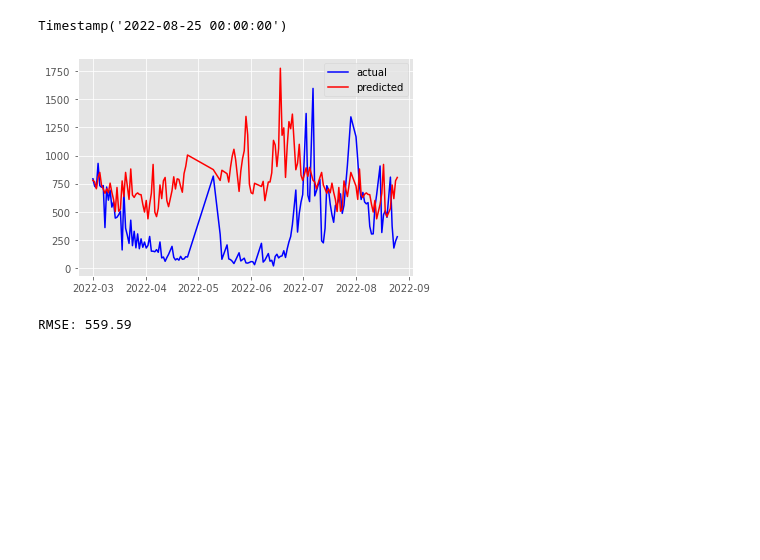
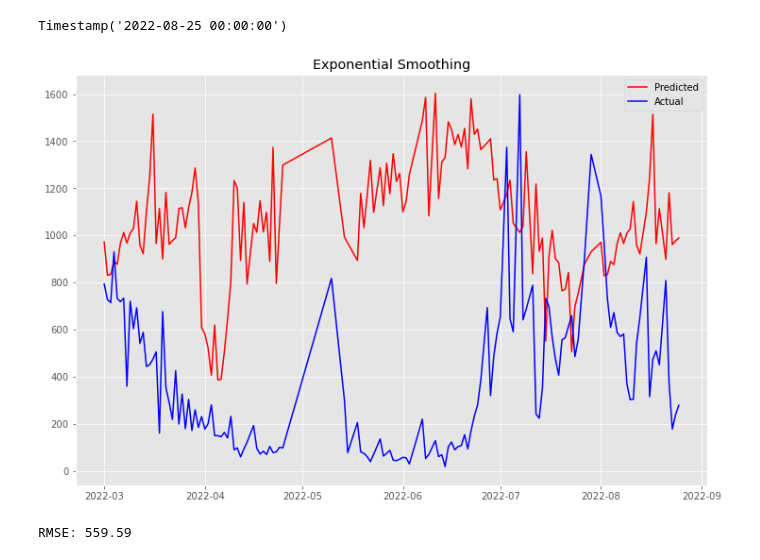
Before and after one commit to datanetai/Machine-Learning, a Jupyter notebook: covid/modeling.ipynb, the cells around one changed output. Drawn from its saved outputs; the diff is of its cells as text; code cells hidden in the pictures; blank space fills up the shorter version.

```diff
--- a/covid/modeling.ipynb
+++ b/covid/modeling.ipynb
@@ -42,15 +49,18 @@ Timestamp('2022-08-25 00:00:00')
 # %%
 # exponential smoothing
 from statsmodels.tsa.holtwinters import ExponentialSmoothing
-et = ExponentialSmoothing(train['new_cases'], seasonal_periods=100,  seasonal='add',use_boxcox=True).fit()
-pred = et.predict(start=len(train), end=len(train)+len(test)-1)
-pred = pd.DataFrame(pred.values, index=test.index, columns=['new_cases'])
-plt.plot(test, label='actual', color='blue')
-plt.plot(pred, label='predicted', color='red')
-plt.legend()
+model = ExponentialSmoothing(train['new_cases'], seasonal_periods=120,seasonal='add',trend='add',damped=True,use_boxcox=True)
+model_fit = model.fit()
+pred = model_fit.predict(start=len(train), end=len(train)+len(test)-1)
+pred_df = pd.DataFrame(pred.values,index=test.index,columns=['pred'])
+plt.figure(figsize=(12,8))
+plt.plot(pred_df, color='red', label='Predicted')
+plt.plot(test['new_cases'], color='blue', label='Actual')
+plt.legend(loc='best')
+plt.title('Exponential Smoothing')
 plt.show()
 # %% [output]
-[figure, old version]
+[figure, new version]
 # %%
 # rmse
 rmse = np.sqrt(mean_squared_error(test['new_cases'], pred['new_cases']))
```
Also changed, not shown: parts of 2 cells of this notebook, 1 other file.
